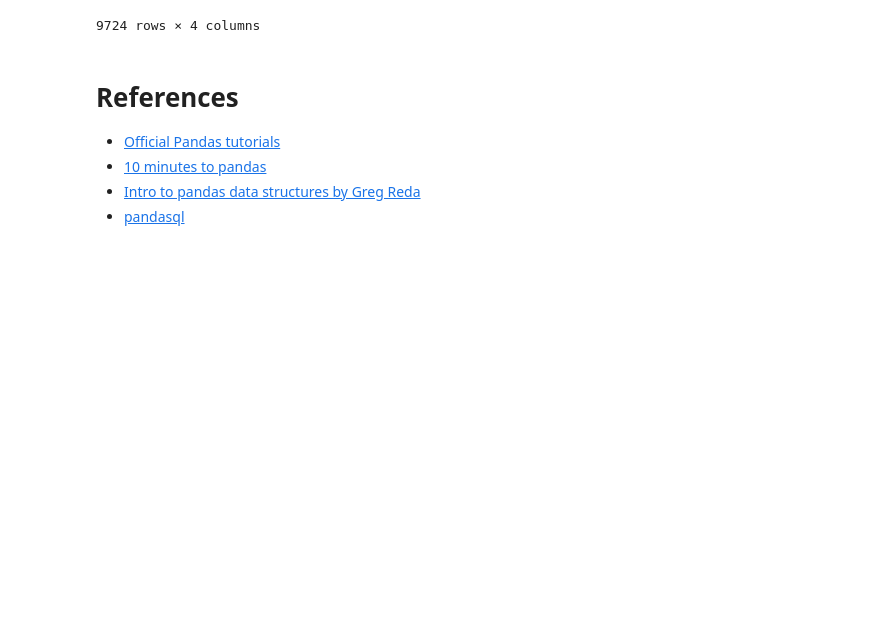
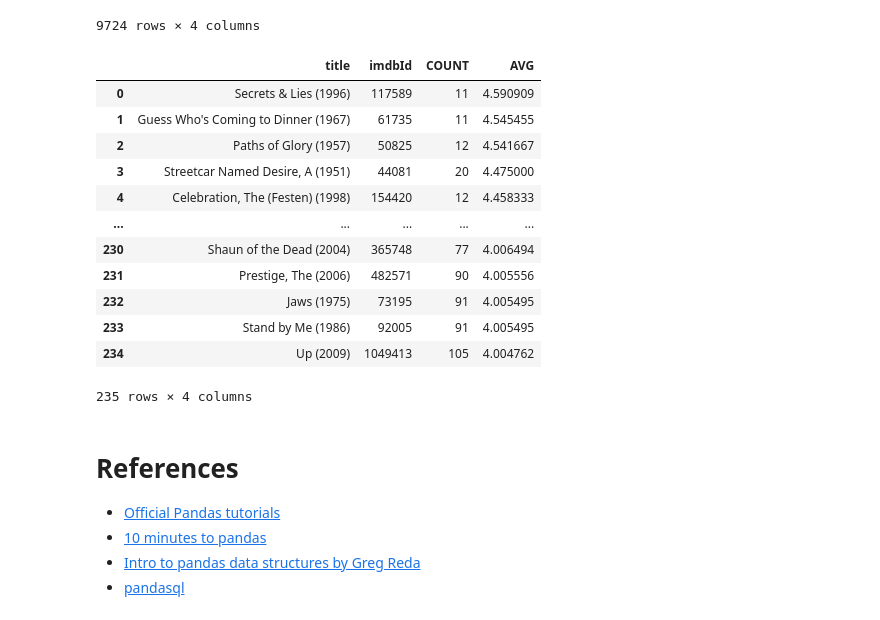
Before and after one commit to PraveenBanasode/vtufdp, a Jupyter notebook: 03_Pandas.ipynb, the cells around one changed output. Drawn from its saved outputs; the diff is of its cells as text; code cells hidden in the pictures; blank space fills up the shorter version.

Commit message:
Update 03_Pandas.ipynb with groupby example

```diff
--- a/03_Pandas.ipynb
+++ b/03_Pandas.ipynb
@@ -500,6 +495,28 @@ g
 | 9722 | 8494 | 0.5 | Cincinnati Kid, The (1965) | Drama |
 | 9723 | 71810 | 0.5 | Legionnaire (1998) | Action|Adventure|Drama|War |
 9724 rows × 4 columns
+# %%
+q = '''SELECT movies.title, links.imdbId, COUNT(ratings.movieId) AS COUNT, AVG(ratings.rating) AS AVG FROM movies
+LEFT JOIN links ON movies.movieId = links.movieId
+JOIN ratings ON movies.movieId = ratings.movieId
+GROUP BY movies.movieId
+HAVING COUNT > 10 AND AVG > 4.0
+ORDER BY AVG DESC'''
+pysqldf(q)
+# %% [output]
+|  | title | imdbId | COUNT | AVG |
+| 0 | Secrets & Lies (1996) | 117589 | 11 | 4.590909 |
+| 1 | Guess Who's Coming to Dinner (1967) | 61735 | 11 | 4.545455 |
+| 2 | Paths of Glory (1957) | 50825 | 12 | 4.541667 |
+| 3 | Streetcar Named Desire, A (1951) | 44081 | 20 | 4.475000 |
+| 4 | Celebration, The (Festen) (1998) | 154420 | 12 | 4.458333 |
+| ... | ... | ... | ... | ... |
+| 230 | Shaun of the Dead (2004) | 365748 | 77 | 4.006494 |
+| 231 | Prestige, The (2006) | 482571 | 90 | 4.005556 |
+| 232 | Jaws (1975) | 73195 | 91 | 4.005495 |
+| 233 | Stand by Me (1986) | 92005 | 91 | 4.005495 |
+| 234 | Up (2009) | 1049413 | 105 | 4.004762 |
+235 rows × 4 columns
 # %% [markdown]
 # References
 * [Official Pandas tutorials](https://pandas.pydata.org/pandas-docs/stable/getting_started/tutorials.html)
```
Also changed, not shown: parts of 23 cells of this notebook.
